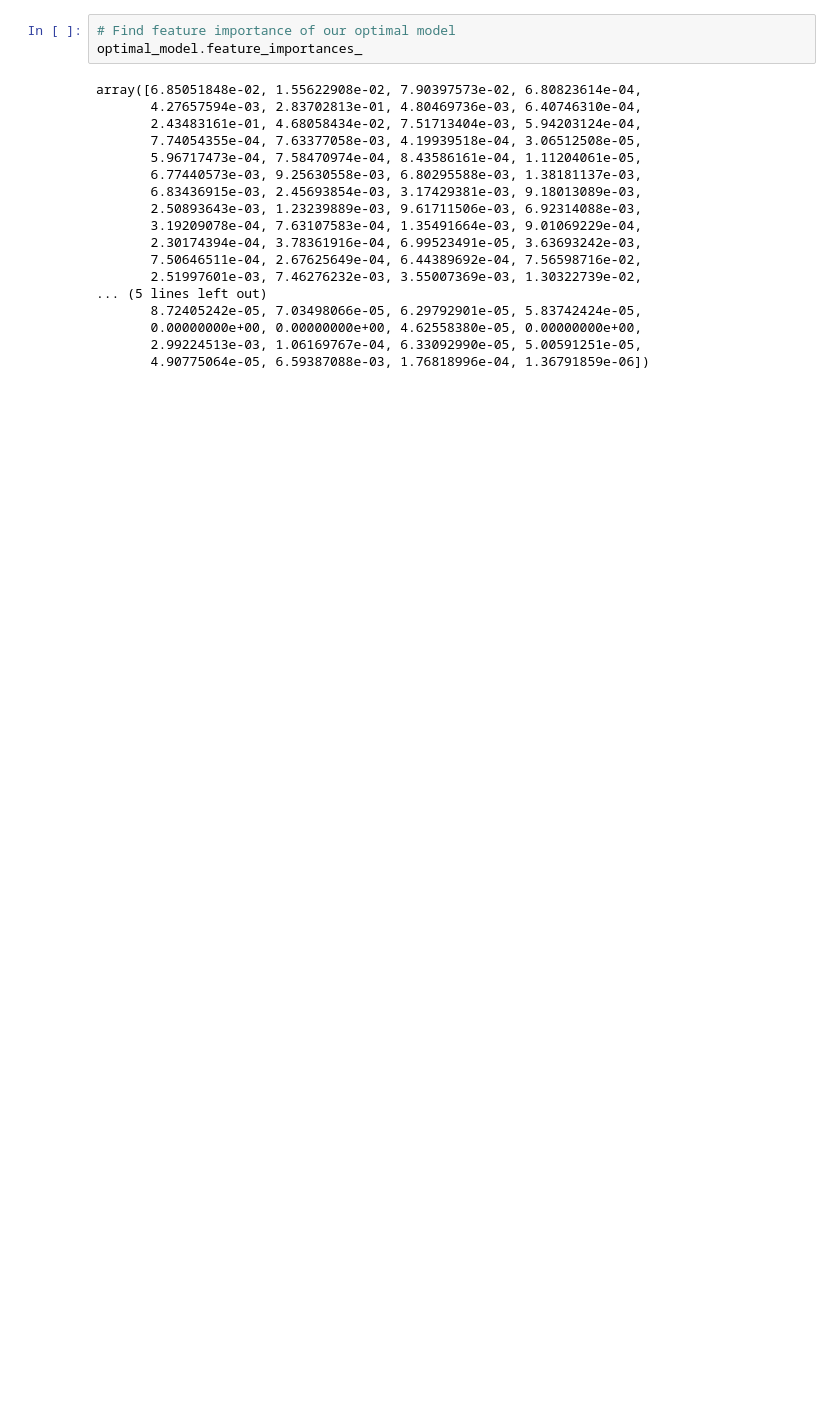
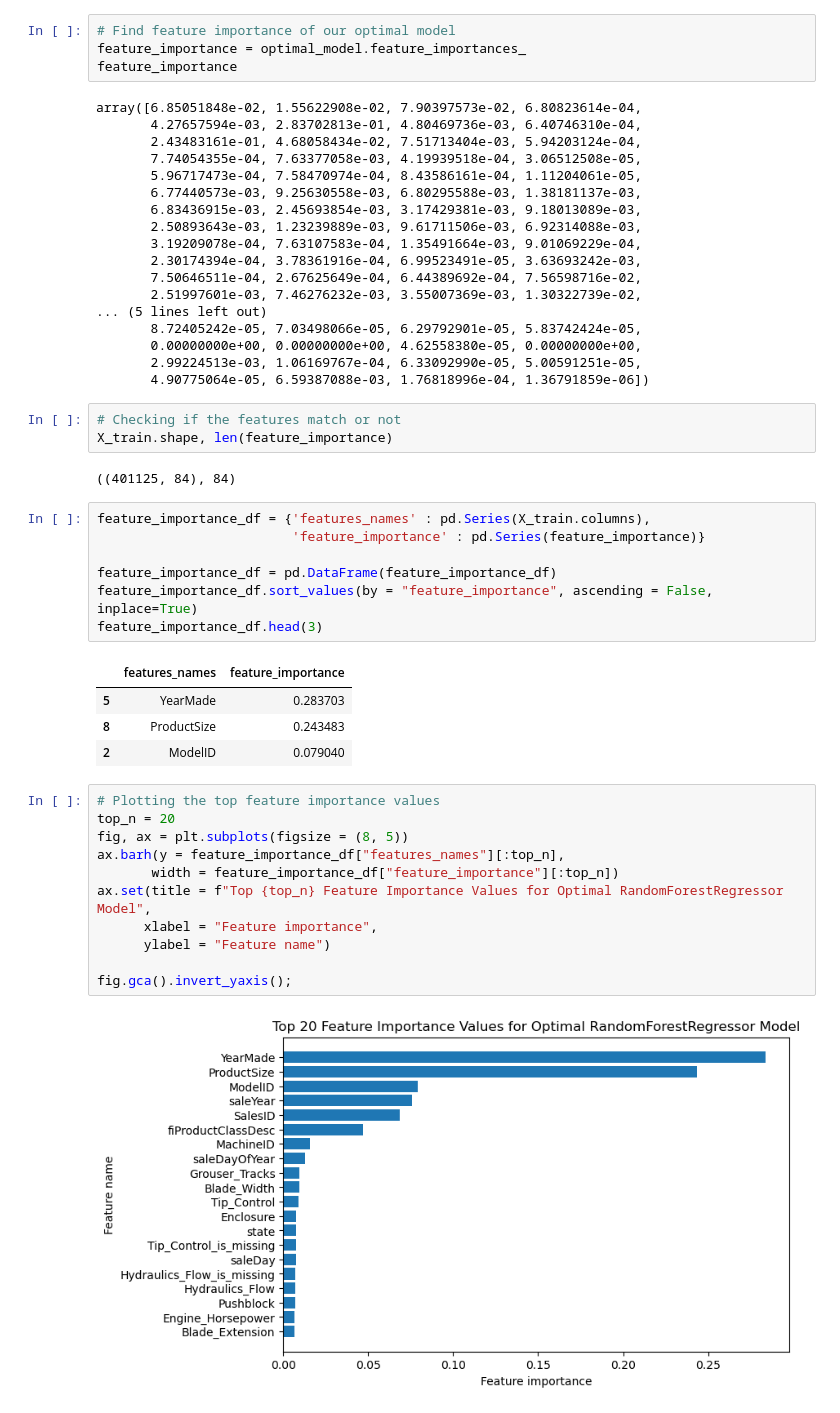
Before and after one commit to Eleanor-git/Regression_Bulldozer, a Jupyter notebook: Bulldozer_price_regression.ipynb, the cells around one changed output. Drawn from its saved outputs; the diff is of its cells as text; blank space fills up the shorter version.

```diff
--- a/Bulldozer_price_regression.ipynb
+++ b/Bulldozer_price_regression.ipynb
@@ -1558,6 +1674,7 @@ A bulldozer auction from 38 March 2026 in The States is found [here](https://www
 # %%
 # Find feature importance of our optimal model
-optimal_model.feature_importances_
+feature_importance = optimal_model.feature_importances_
+feature_importance
 # %% [output]
 array([6.85051848e-02, 1.55622908e-02, 7.90397573e-02, 6.80823614e-04,
        4.27657594e-03, 2.83702813e-01, 4.80469736e-03, 6.40746310e-04,
@@ -1576,3 +1693,33 @@ array([6.85051848e-02, 1.55622908e-02, 7.90397573e-02, 6.80823614e-04,
        0.00000000e+00, 0.00000000e+00, 4.62558380e-05, 0.00000000e+00,
        2.99224513e-03, 1.06169767e-04, 6.33092990e-05, 5.00591251e-05,
        4.90775064e-05, 6.59387088e-03, 1.76818996e-04, 1.36791859e-06])
+# %%
+# Checking if the features match or not
+X_train.shape, len(feature_importance)
+# %% [output]
+((401125, 84), 84)
+# %%
+feature_importance_df = {'features_names' : pd.Series(X_train.columns),
+                         'feature_importance' : pd.Series(feature_importance)}
+
+feature_importance_df = pd.DataFrame(feature_importance_df)
+feature_importance_df.sort_values(by = "feature_importance", ascending = False, inplace=True)
+feature_importance_df.head(3)
+# %% [output]
+|  | features_names | feature_importance |
+| 5 | YearMade | 0.283703 |
+| 8 | ProductSize | 0.243483 |
+| 2 | ModelID | 0.079040 |
+# %%
+# Plotting the top feature importance values
+top_n = 20
+fig, ax = plt.subplots(figsize = (8, 5))
+ax.barh(y = feature_importance_df["features_names"][:top_n],
+       width = feature_importance_df["feature_importance"][:top_n])
+ax.set(title = f"Top {top_n} Feature Importance Values for Optimal RandomForestRegressor Model",
+      xlabel = "Feature importance",
+      ylabel = "Feature name")
+
+fig.gca().invert_yaxis();
+# %% [output]
+[figure, added]
```
Also changed, not shown: parts of 12 cells of this notebook.
